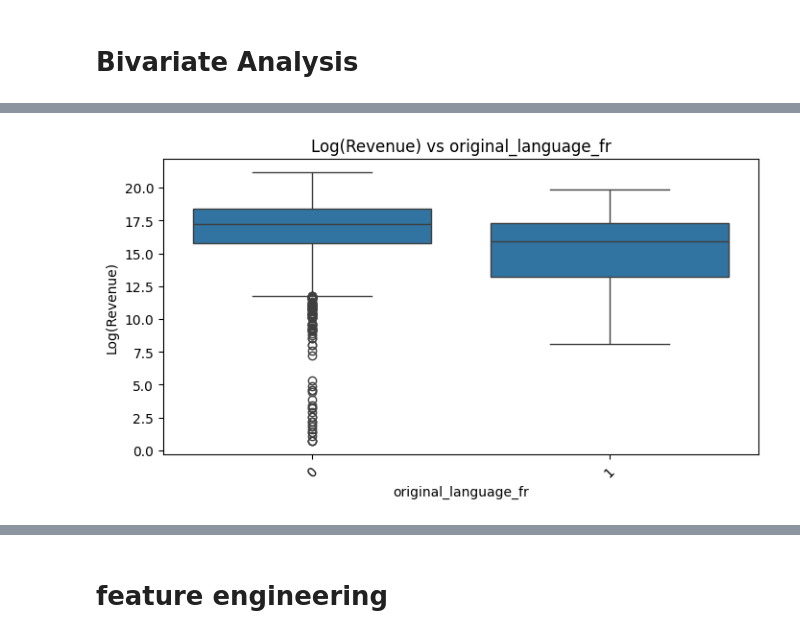
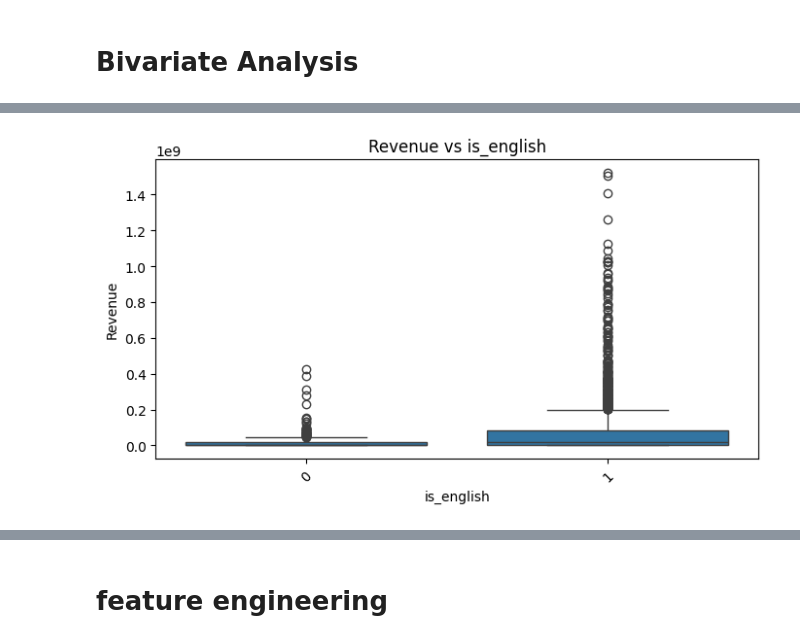
Before and after one commit to abinash128648/tmdb-box-office-prediction, a Jupyter notebook: movie-revenue-predicton.ipynb, the cells around one changed output, grey strips where cells are left out. Drawn from its saved outputs; the diff is of its cells as text; code cells hidden in the pictures.

```diff
--- a/movie-revenue-predicton.ipynb
+++ b/movie-revenue-predicton.ipynb
@@ -290,3 +364,5 @@ df['release_dayofweek'] = df['release_date'].dt.dayofweek
+# %%
+df['has_keywords'] = df['Keywords'].apply(lambda x: 1 if type(x) == str else 0)
 # %%
 df['keyword_names'] = df['Keywords'].apply(extract_names)
 # %%
@@ -326,7 +402,7 @@ df['director'] = df['crew'].apply(extract_director)
 freq = df['director'].value_counts()
 df['director_score'] = df['director'].map(freq)
 # %%
-df.drop(columns=['belongs_to_collection','id','collection_name','genres_list','genres','homepage', 'imdb_id','original_title','overview','poster_path','production_companies','company_names','production_countries', 'release_date','status','tagline','title','keyword_names','Keywords','cast_names','cast','crew','director',], inplace=True)
+df.drop(columns=['belongs_to_collection','id','collection_name','genres_list','genres','homepage', 'imdb_id','original_title','overview','poster_path','production_companies','company_names','production_countries', 'release_date','status','tagline','title','keyword_names','Keywords','cast_names','country_names','spoken_languages_name','cast','crew','director','spoken_languages',], inplace=True)
 # %%
 df.head()
 # %% [output]
@@ -383,7 +464,7 @@ Index(['budget', 'popularity', 'runtime', 'spoken_languages', 'revenue',
 # Summary Statistics
 # %%
 # Numerical summary
-num_cols = ['budget','popularity','runtime','revenue','overview_length',
-            'overview_word_count','company_score','keyword_score','cast_score','director_score']
+num_cols = ['budget','popularity','runtime','revenue','overview_length','genre_count',
+            'overview_word_count','company_score','top_company_score', 'director_score','keyword_score','cast_score','director_score']
 df[num_cols].describe()
 # %% [output]
@@ -399,6 +480,6 @@ df[num_cols].describe()
 # %%
-cat_cols = ['has_collection','has_homepage','original_language_fr',
-            'original_language_hi','original_language_ja','original_language_other','original_language_ru','genre_count']
+cat_cols = ['has_collection','has_homepage','is_english','original_language_es','original_language_fr',
+            'original_language_hi','original_language_other','original_language_ru','is_top_company','usa_produced','has_english','has_keywords']
 
 df[cat_cols].describe()
 # %% [output]
@@ -458,9 +546,9 @@ target = 'revenue'
 for col in cat_cols:
     plt.figure(figsize=(8,4))
     # Use log scale for skewed revenue
-    sns.boxplot(x=col, y=np.log1p(df[target]), data=df)
-    plt.title(f'Log(Revenue) vs {col}')
-    plt.ylabel('Log(Revenue)')
+    sns.boxplot(x=col, y=df[target], data=df)
+    plt.title(f'Revenue vs {col}')
+    plt.ylabel('Revenue')
     plt.xticks(rotation=45)
     plt.show()
 # %% [output]
@@ -469 +557 @@ for col in cat_cols:
-[figure, old version]
+[figure, new version]
```
Also changed, not shown: parts of 84 cells of this notebook.
